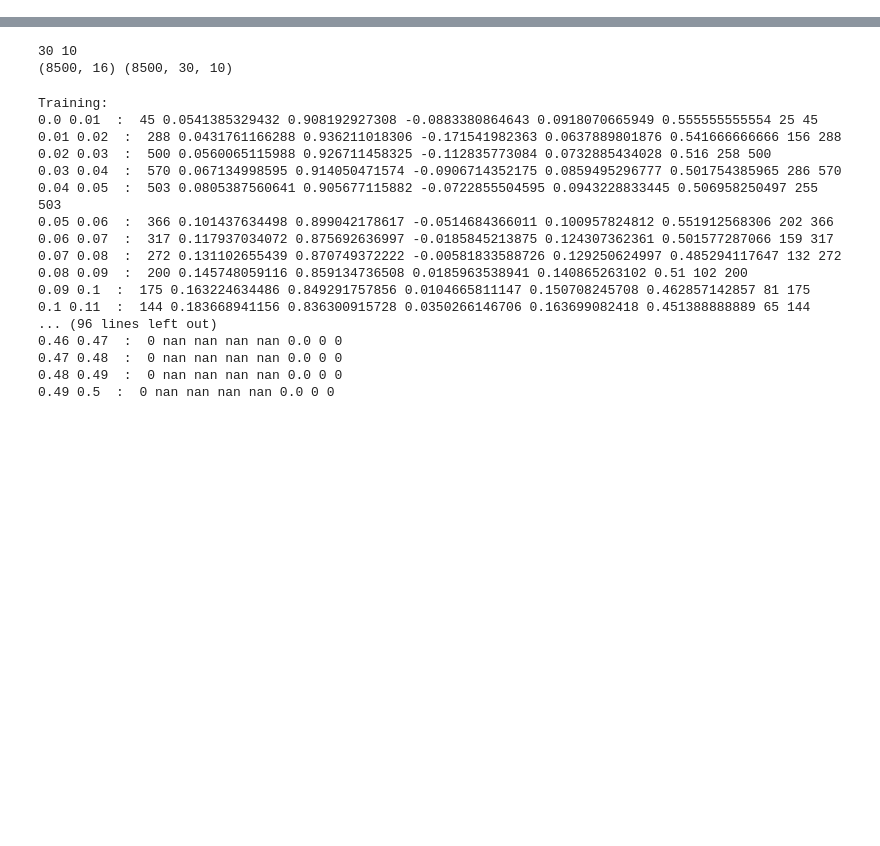
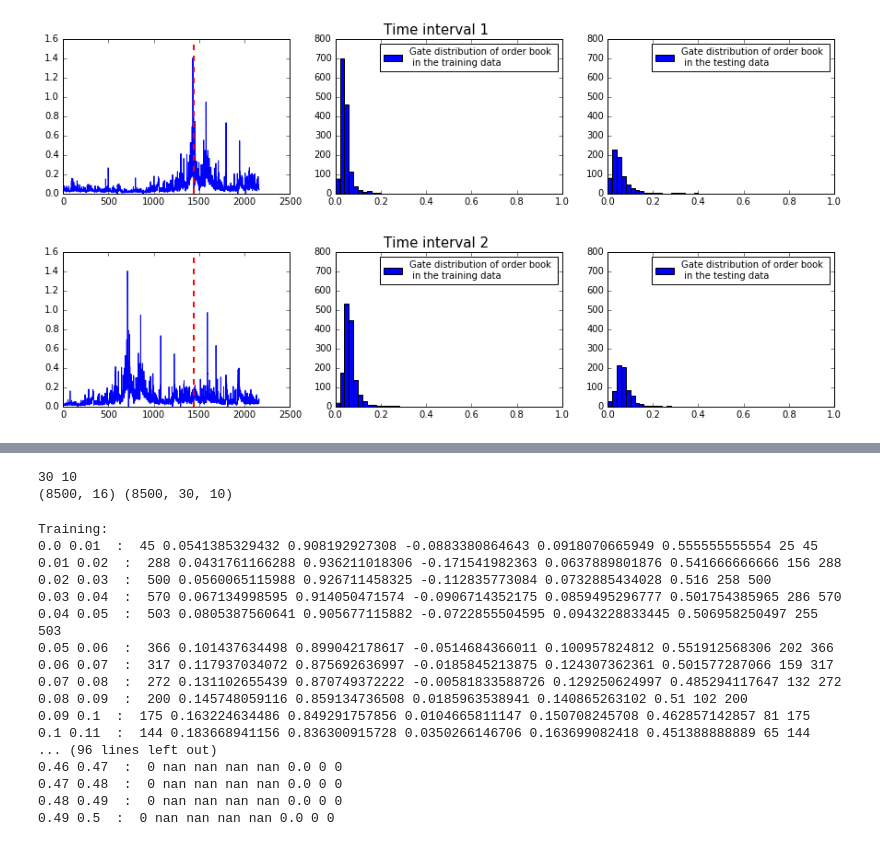
Before and after one commit to weilai0980/mixture_models_crypto, a Jupyter notebook: result_analysis.ipynb, the cells around one changed output, grey strips where cells are left out. Saved outputs shown, nothing was run; the diff lists cells and outputs as text; code cells hidden in the pictures; blank space fills up the shorter version.

Commit message:
exp-visual

```diff
--- a/result_analysis.ipynb
+++ b/result_analysis.ipynb
@@ -222,20 +191,0 @@ for i in range(2,14):
-# %%
-# mixture weight distribution
-
-bin_bound = []
-for i in range(50):
-    bin_bound.append(i*0.02)
-
-for i in range(2,14):
-
-    tmp_rmse = []
-
-    file_name = str(i) + '_' + gate_ts + postfix
-    df = pd.read_csv( file_path + file_name, sep=',', names = col_format_gate )
-
-    fig, ax = plt.subplots()
-    ax.hist(df['ob'], histtype='bar', bins = bin_bound,  label='Density of order book weights')
-    ax.legend()
-    ax.set_ylim(0,350)
-    ax.set_xlim(0,1.0)
-#     plt.title("Testing data")
@@ -254,0 +192,49 @@ for i in range(2,14):
+# %%
+bin_bound = []
+for i in range(50):
+    bin_bound.append(i*0.02)
+
+for i in range(2,4):
+
+    # truth in training
+    file_name = str(i) + '_' + pre_tr + 'mix' + post_txt
+    df = pd.read_csv( file_path + file_name, sep=',', names = col_format_mix)
+    y_tr = list(df['truth'])
+
+    # truth in testing
+    file_name = str(i) + '_' + pre_ts + 'mix' + post_txt
+    df = pd.read_csv( file_path + file_name, sep=',', names = col_format_mix)
+    y_ts = list(df['truth'])
+
+    # gates in training
+    file_name = str(i) + '_' + gate_tr + post_txt
+    df_tr = pd.read_csv( file_path + file_name, sep=',', names = col_format_gate )
+
+    # gates in testing
+    file_name = str(i) + '_' + gate_ts + post_txt
+    df_ts = pd.read_csv( file_path + file_name, sep=',', names = col_format_gate )
+
+    # plot
+    fig, ax = plt.subplots(1, 3, figsize=(15,3))
+    fig.suptitle("Time interval " + str(i-1), fontsize = 15)
+
+    ax[0].plot(y_tr + y_ts, label = 'Volatility series in training and testing set')
+    ax[0].axvline( len(y_tr), color = 'r', linewidth = 2.0, linestyle = '--' )
+
+    ax[1].hist(df_tr['ob'], histtype='bar', bins = bin_bound,  \
+               label='Gate distribution of order book \n in the training data ')
+    ax[1].set_ylim(0,800)
+    ax[1].legend(fontsize=10)
+
+    ax[2].hist(df_ts['ob'], histtype='bar', bins = bin_bound,  \
+               label='Gate distribution of order book \n in the testing data')
+    ax[2].set_ylim(0,800)
+    ax[2].legend(fontsize=10)
+#     ax.legend()
+#     ax.set_ylim(0,350)
+#     ax.set_xlim(0,1.0)
+#     plt.axvline( len(y_tr), color = 'r', linewidth = 2.0, linestyle = '--' )
+#     plt.title("Time interval " + str(i-1), fontsize = 15)
+# %% [output]
+[figure, added]
+[figure, added]
```
Also changed, not shown: parts of 22 cells of this notebook, 8 other files.
